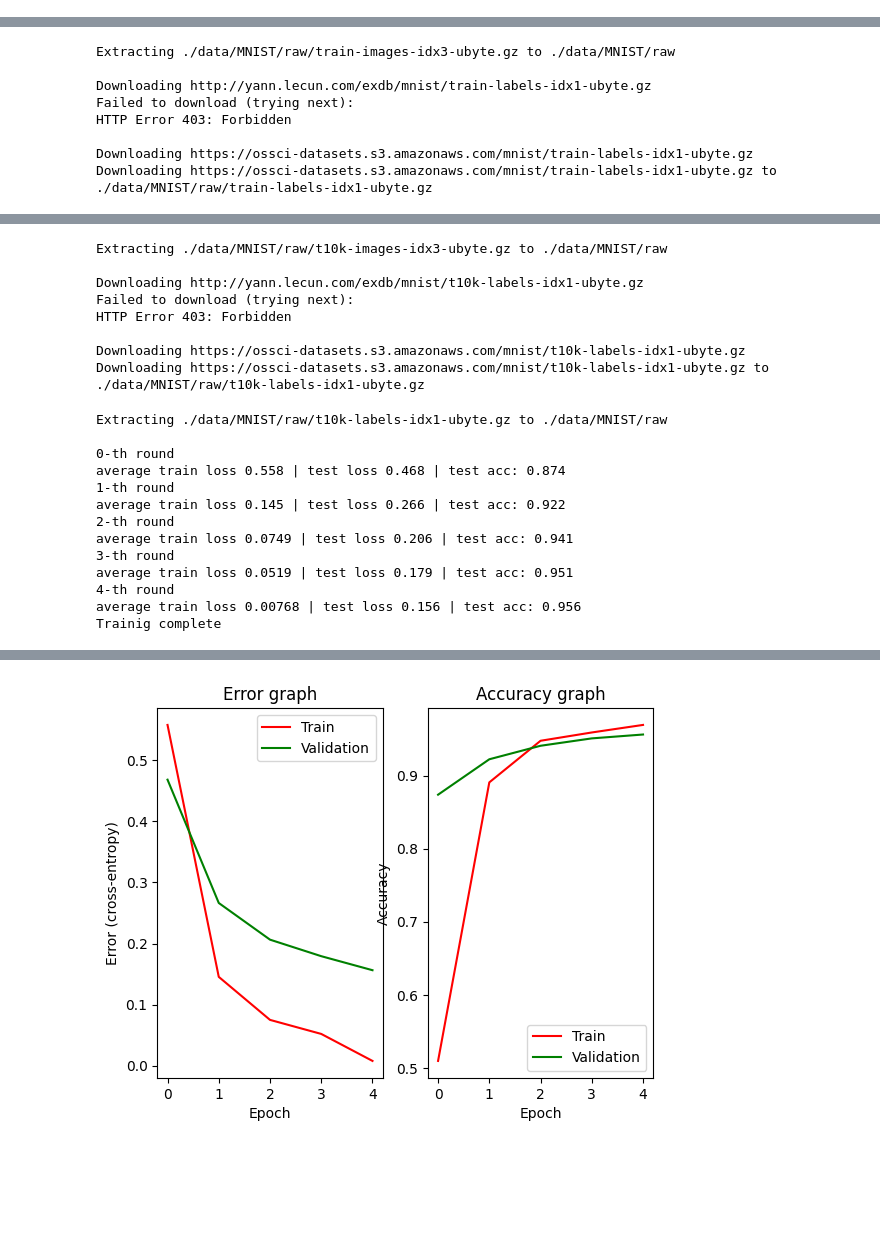
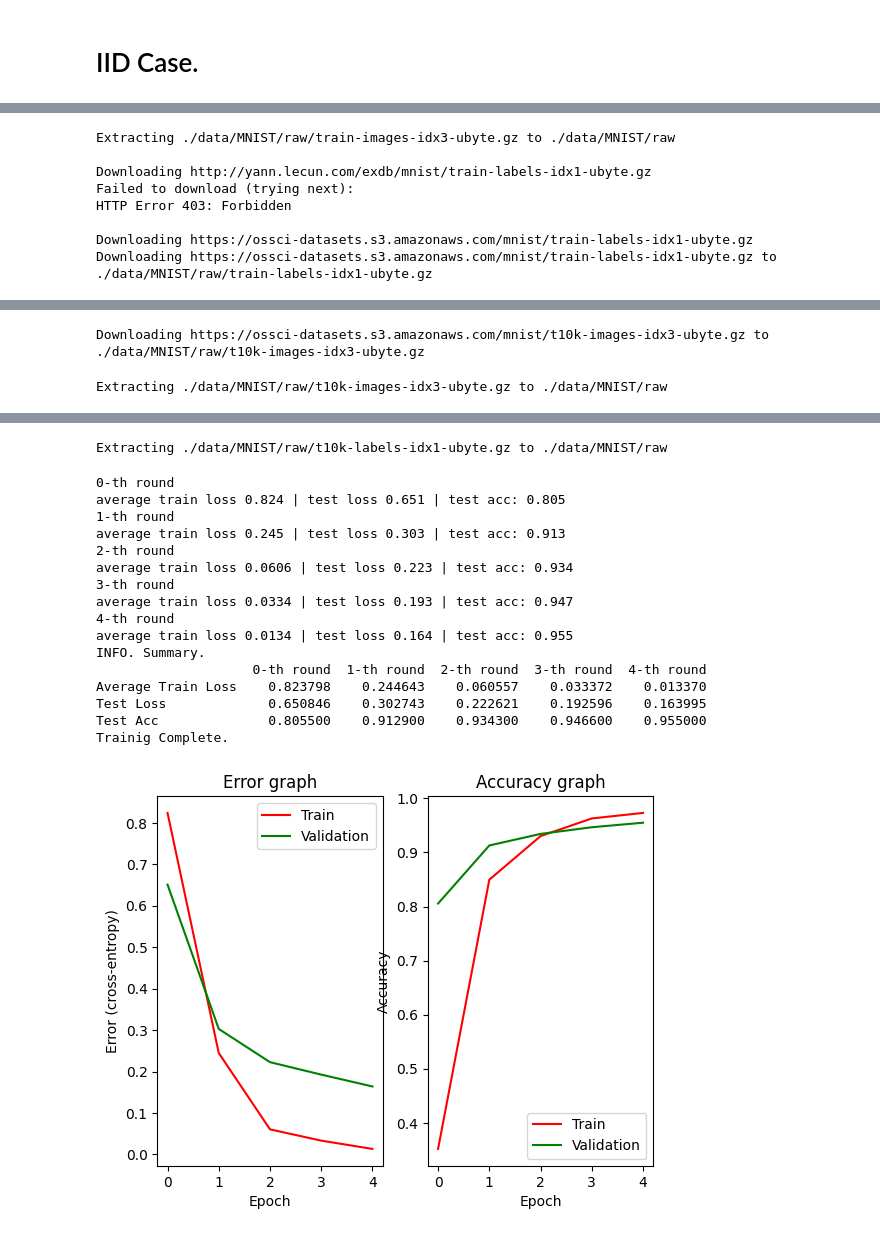
Before and after one commit to kancheng/SimplifiedFederatedLearningPyTorch, a Jupyter notebook: SFLPyTorch.ipynb, the cells around one changed output, grey strips where cells are left out. Saved outputs shown, nothing was run; the diff lists cells and outputs as text; code cells hidden in the pictures; blank space fills up the shorter version.

```diff
--- a/SFLPyTorch.ipynb
+++ b/SFLPyTorch.ipynb
@@ -18,0 +35,6 @@ GPU :  1
+# %%
+summary_df = {}
+summary_idx= ['Average Train Loss', 'Test Loss', 'Test Acc']
+summary_fl_iid={}
+summary_fl_noniid={}
+summary_centralization={}
@@ -99,6 +118,8 @@ def test(global_model, test_loader):
     acc = correct / len(test_loader.dataset)
 
     return test_loss, acc
+# %% [markdown]
+# IID Case.
 # %%
 # IID case: all the clients have images of all the classes
 
@@ -109,6 +130,9 @@ num_selected = 10
 num_rounds = 5
 epochs = 5
 batch_size = 32
+
+# Log.
+case_summary_df = {}
 
 # Creating decentralized datasets
 
@@ -161,13 +185,24 @@ for r in range(num_rounds):
 
     print('%d-th round' % r)
     print('average train loss %0.3g | test loss %0.3g | test acc: %0.3f' % (loss / num_selected, test_loss, test_acc))
-    #save error acc
+    # Save info log
+    case_summary_df_tem = '%d-th round' % r
+    case_summary_df_atl = loss / num_selected
+    case_summary_df_tl = test_loss
+    case_summary_df_ta = test_acc
+    case_summary_df.update({case_summary_df_tem: [case_summary_df_atl, case_summary_df_tl, case_summary_df_ta]})
+    # save error acc
     train_errors.append(loss/num_selected)
     train_acc.append(acc/num_selected)
     val_errors.append(test_loss)
     val_acc.append(test_acc)
 
-print("Trainig complete")
+# Save info log
+case_summary = pd.DataFrame(data=case_summary_df, index=summary_idx)
+print("INFO. Summary.")
+print(case_summary)
+summary_fl_iid = case_summary
+print("Trainig Complete.")
 
 fig, ax = plt.subplots(nrows=1, ncols=2)
 ax[0].plot(train_errors, 'r',label="Train")
@@ -209,21 +243,2 @@ Downloading https://ossci-datasets.s3.amazonaws.com/mnist/t10k-images-idx3-ubyte
-Extracting ./data/MNIST/raw/t10k-images-idx3-ubyte.gz to ./data/MNIST/raw
-
-Downloading http://yann.lecun.com/exdb/mnist/t10k-labels-idx1-ubyte.gz
-Failed to download (trying next):
-HTTP Error 403: Forbidden
-
-Downloading https://ossci-datasets.s3.amazonaws.com/mnist/t10k-labels-idx1-ubyte.gz
-Downloading https://ossci-datasets.s3.amazonaws.com/mnist/t10k-labels-idx1-ubyte.gz to ./data/MNIST/raw/t10k-labels-idx1-ubyte.gz
+Downloading https://ossci-datasets.s3.amazonaws.com/mnist/t10k-images-idx3-ubyte.gz to ./data/MNIST/raw/t10k-images-idx3-ubyte.gz
-Extracting ./data/MNIST/raw/t10k-labels-idx1-ubyte.gz to ./data/MNIST/raw
-
-0-th round
-average train loss 0.558 | test loss 0.468 | test acc: 0.874
-1-th round
-average train loss 0.145 | test loss 0.266 | test acc: 0.922
-2-th round
-average train loss 0.0749 | test loss 0.206 | test acc: 0.941
-3-th round
-average train loss 0.0519 | test loss 0.179 | test acc: 0.951
-4-th round
-average train loss 0.00768 | test loss 0.156 | test acc: 0.956
-Trainig complete
+Extracting ./data/MNIST/raw/t10k-images-idx3-ubyte.gz to ./data/MNIST/raw
@@ -230 +251,18 @@ Trainig complete
+Extracting ./data/MNIST/raw/t10k-labels-idx1-ubyte.gz to ./data/MNIST/raw
+0-th round
+average train loss 0.824 | test loss 0.651 | test acc: 0.805
+1-th round
+average train loss 0.245 | test loss 0.303 | test acc: 0.913
+2-th round
+average train loss 0.0606 | test loss 0.223 | test acc: 0.934
+3-th round
+average train loss 0.0334 | test loss 0.193 | test acc: 0.947
+4-th round
+average train loss 0.0134 | test loss 0.164 | test acc: 0.955
+INFO. Summary.
+                    0-th round  1-th round  2-th round  3-th round  4-th round
+Average Train Loss    0.823798    0.244643    0.060557    0.033372    0.013370
+Test Loss             0.650846    0.302743    0.222621    0.192596    0.163995
+Test Acc              0.805500    0.912900    0.934300    0.946600    0.955000
+Trainig Complete.
-[figure, old version]
+[figure, new version]
```
Also changed, not shown: parts of 12 cells of this notebook.
